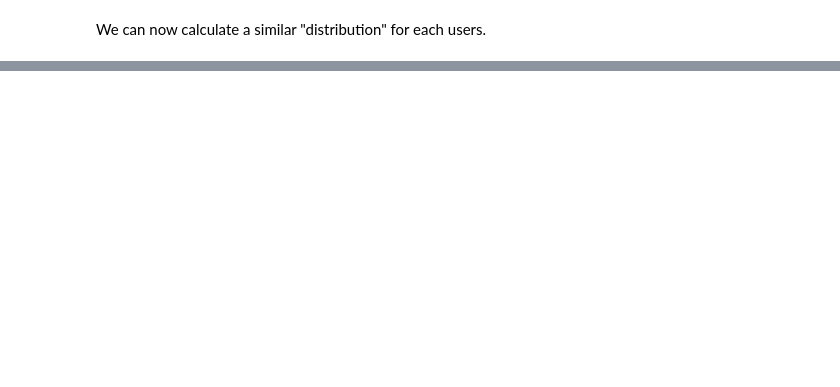
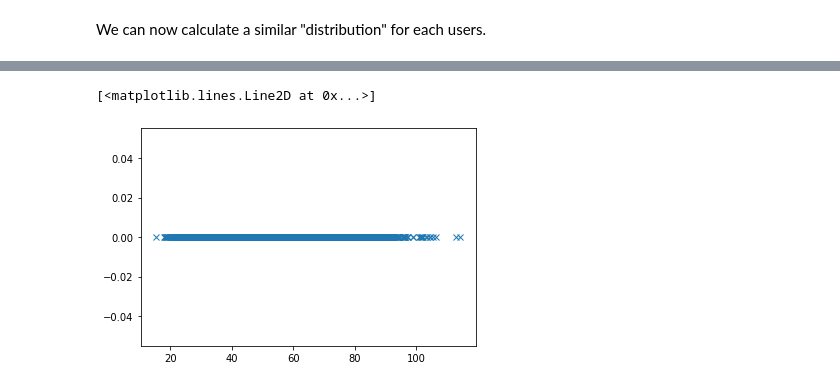
Before and after one commit to ClaraAndersen/motifs_and_competition_in_app_usage, a Jupyter notebook: N-grams.ipynb, the cells around one changed output, grey strips where cells are left out. Saved outputs shown, nothing was run; the diff lists cells and outputs as text; code cells hidden in the pictures; blank space fills up the shorter version.

```diff
--- a/N-grams.ipynb
+++ b/N-grams.ipynb
@@ -551,0 +758,6 @@ We can now calculate a similar "distribution" for each users.
+# %%
+individual_distributions=individual_distributions.rename(columns={'percentage_y':'user_percentage','percentage_x':'overall_percentage'})
+# %%
+individual_distributions=individual_distributions.fillna(0)
+# %%
+individual_distributions['squared_distance']=(individual_distributions.overall_percentage-individual_distributions.user_percentage)**2
@@ -551,0 +780,7 @@ We can now calculate a similar "distribution" for each users.
+# %%
+distances_to_overall_distribution=individual_distributions.groupby('user_id').squared_distance.sum()**(1/2)
+# %%
+plt.plot(distances_to_overall_distribution,pd.Series([0]).repeat(10000),'x')
+# %% [output]
+[<matplotlib.lines.Line2D at 0x...>]
+[figure, added]
```
Also changed, not shown: parts of 71 cells of this notebook.
